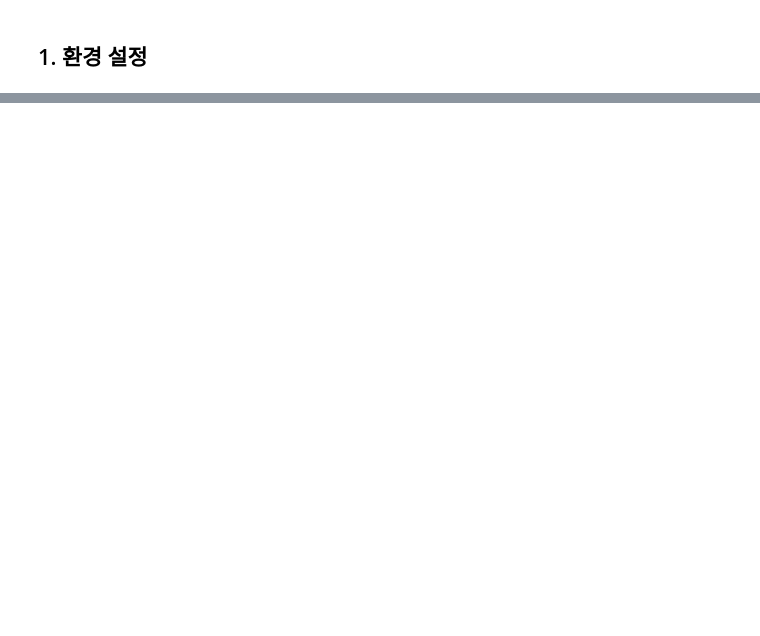
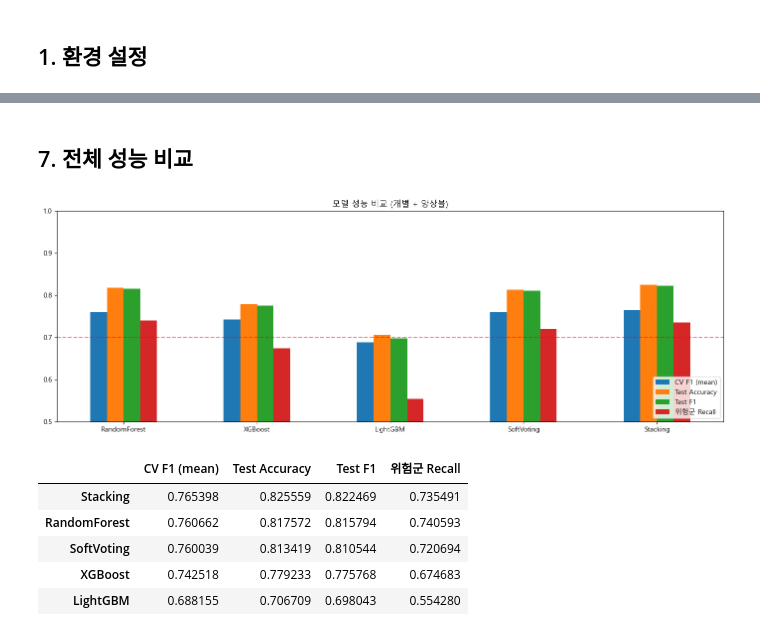
Before and after one commit to AI-HealthCare-02/AI_02_03, a Jupyter notebook: notebooks/train.ipynb, the cells around one changed output, grey strips where cells are left out. Drawn from its saved outputs; the diff is of its cells as text; code cells hidden in the pictures; blank space fills up the shorter version.

```diff
--- a/notebooks/train.ipynb
+++ b/notebooks/train.ipynb
@@ -331,0 +86,4 @@ print(f"  확률: {result['probability']}")
+# %%
+X_train, X_test, y_train, y_test = train_test_split(X, y, test_size=0.2, random_state=42, stratify=y)
+print(f"Train: {X_train.shape}, Test: {X_test.shape}")
+print(f"Train 분포:\n{y_train.value_counts().sort_index()}")
@@ -331,0 +199,8 @@ print(f"  확률: {result['probability']}")
+# %%
+# 최적화 하이퍼 파라미터 저장
+with open(os.path.join(MODEL_DIR, "best_params.json"), "w") as f:
+    json.dump(best_params, f, indent=4)
+# %%
+# 하이퍼 파라미터 로드
+with open(os.path.join(MODEL_DIR, "best_params.json"), "r") as f:
+    best_params = json.load(f)
@@ -331,0 +259,30 @@ print(f"  확률: {result['probability']}")
+# %% [markdown]
+## 7. 전체 성능 비교
+# %%
+result_df = pd.DataFrame({
+    name: {
+        "CV F1 (mean)":  v["cv_f1_mean"],
+        "Test Accuracy": v["test_acc"],
+        "Test F1":       v["test_f1"],
+        "위험군 Recall":  v["risk_recall"],
+    }
+    for name, v in results.items()
+}).T
+
+result_df.plot(kind="bar", figsize=(14, 5), ylim=(0.5, 1.0))
+plt.title("모델 성능 비교 (개별 + 앙상블)")
+plt.xticks(rotation=0)
+plt.legend(loc="lower right")
+plt.axhline(y=0.7, color="red", linestyle="--", alpha=0.5, label="기준선(70%)")
+plt.tight_layout()
+plt.show()
+
+result_df.sort_values("Test F1", ascending=False)
+# %% [output]
+[figure, added]
+|  | CV F1 (mean) | Test Accuracy | Test F1 | 위험군 Recall |
+| Stacking | 0.765398 | 0.825559 | 0.822469 | 0.735491 |
+| RandomForest | 0.760662 | 0.817572 | 0.815794 | 0.740593 |
+| SoftVoting | 0.760039 | 0.813419 | 0.810544 | 0.720694 |
+| XGBoost | 0.742518 | 0.779233 | 0.775768 | 0.674683 |
+| LightGBM | 0.688155 | 0.706709 | 0.698043 | 0.554280 |
```
Also changed, not shown: parts of 59 cells of this notebook, 6 other files.
